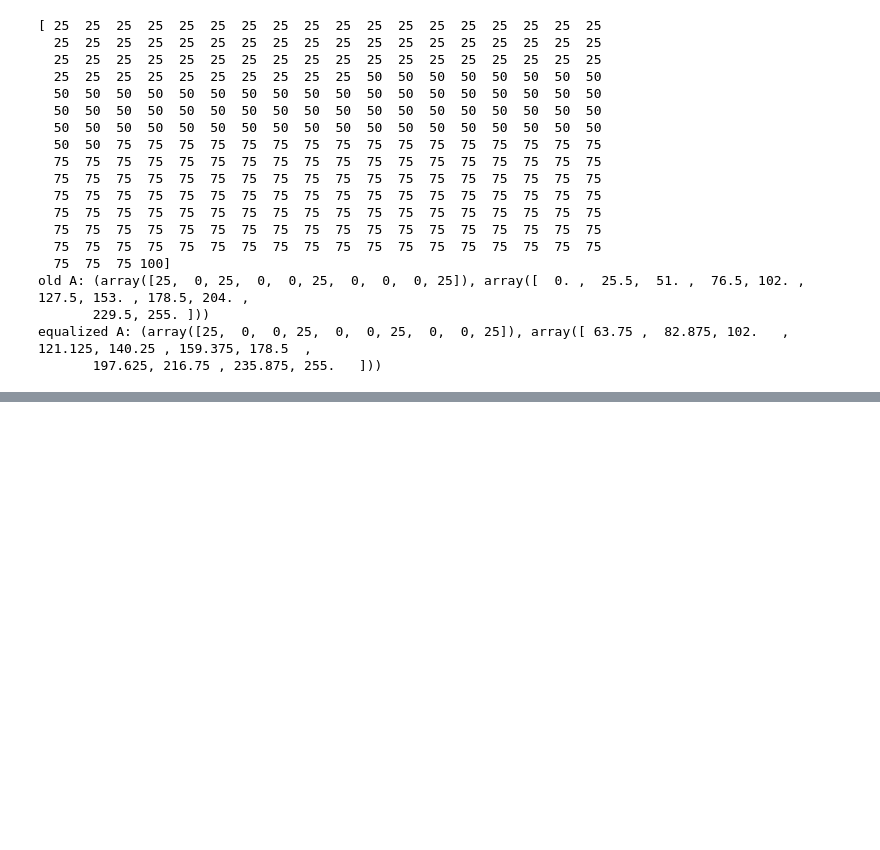
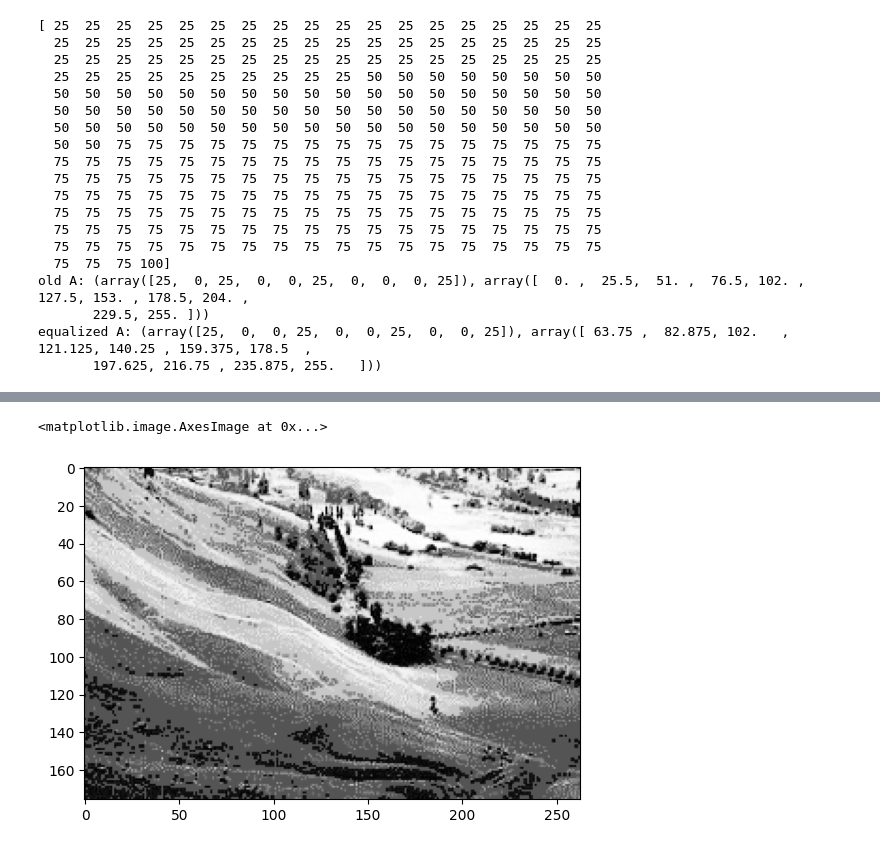
Before and after one commit to sorooshaghaei/Analyse_Image_TPs, a Jupyter notebook: TP2/practice.ipynb, the cells around one changed output, grey strips where cells are left out. Drawn from its saved outputs; the diff is of its cells as text; code cells hidden in the pictures; blank space fills up the shorter version.

Commit message:
equalized image done

```diff
--- a/TP2/practice.ipynb
+++ b/TP2/practice.ipynb
@@ -145,7 +145,7 @@ tasks for A:
 # Define Image A based on the description
 # Rows 0-4 (5 rows): Cols 0-4 (5 cols): 0, Cols 5-9 (5 cols): 64
 # Rows 5-9 (5 rows): Cols 0-4 (5 cols): 128, Cols 5-9 (5 cols): 255
-A = np.zeros((10, 10), dtype=int)
+A = np.zeros((10, 10), dtype=np.uint8)
 A[0:5, 0:5] = 0
 A[0:5, 5:10] = 64
 A[5:10, 0:5] = 128
@@ -166,9 +166,9 @@ max_gray = A.max()
 # safty check: If the image has constant intensity (e.g. all pixels = 128):
 # (max_gray == min_gray)
 if max_gray == min_gray:
-    A_stretched = A.copy().astype(np.uint8)
+    A_stretched = A.copy()
 else:
-    A_stretched = ((A - min_gray) * 255 / (max_gray - min_gray)).astype(np.uint8)
+    A_stretched = (A - min_gray) * 255 / (max_gray - min_gray)
 
 
 # 4. Histogram Equalization
@@ -207,4 +217,17 @@ equalized A: (array([25,  0,  0, 25,  0,  0, 25,  0,  0, 25]), array([ 63.75 ,
 # %%
 def equalize_manual(image):
+    # Histogram (counts)
+    hist, bins = np.histogram(image.flatten(), 256, [0, 256])
+    # cdf
+    cdf = hist.cumsum()
+    # normalize cdf -> cdf*255/cdf.max()
+    normalized_cdf = cdf * 255 / cdf.max()
+    # using normalized_cdf as LUT to create the new image
+    equalized_new_image = normalized_cdf[image]
+    return equalized_new_image
 
-    pass
+landscape=cv.imread("img/landscape.png",0)
+plt.imshow(equalize_manual(landscape),cmap="gray")
+# %% [output]
+<matplotlib.image.AxesImage at 0x...>
+[figure, added]
```
Also changed, not shown: parts of 2 cells of this notebook.
